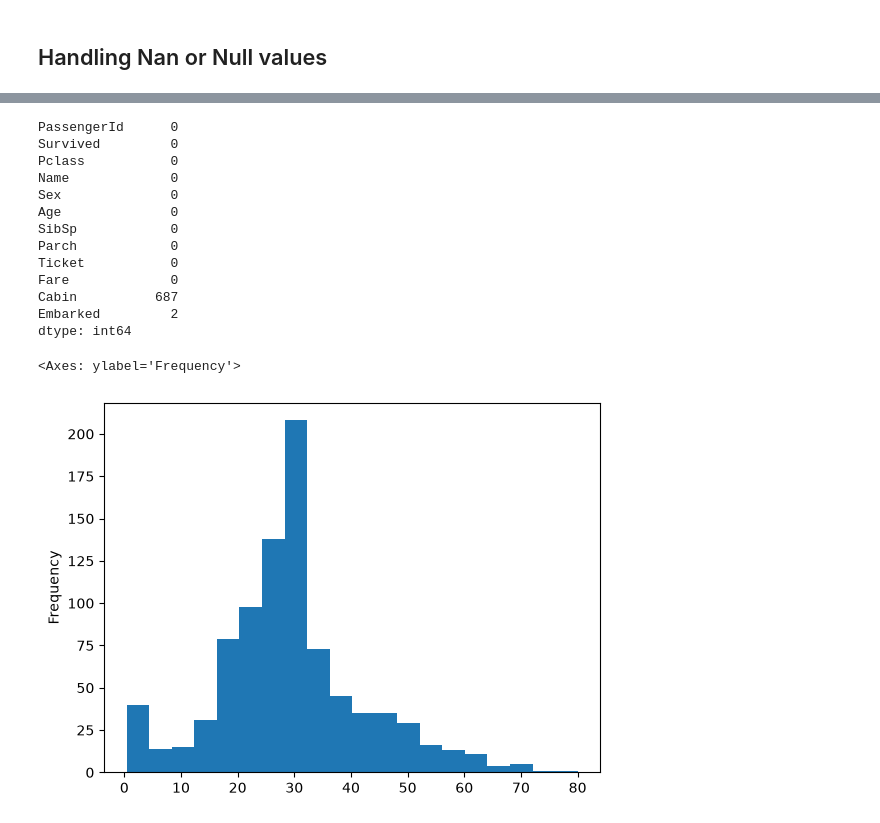
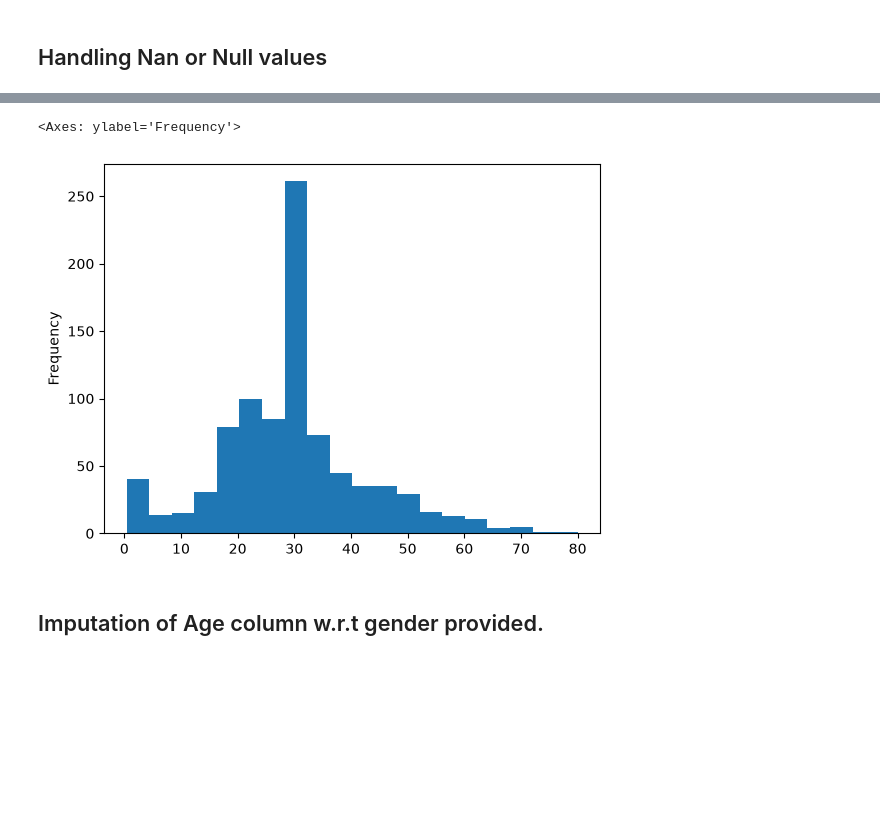
Before and after one commit to aayam09/dsml2, a Jupyter notebook: pandas/Data-manipulation.ipynb, the cells around one changed output, grey strips where cells are left out. Drawn from its saved outputs; the diff is of its cells as text; code cells hidden in the pictures; blank space fills up the shorter version.

Commit message:
modified data manipulation file

```diff
--- a/pandas/Data-manipulation.ipynb
+++ b/pandas/Data-manipulation.ipynb
@@ -63,4 +58,26 @@ titanic_df.head()
 | 3 | 1 | 1 | Futrelle, Mrs. Jacques Heath (Lil... | female | 35.0 | 1 | 0 | 113803 | 53.1000 | C123 | S | ... |
 | 4 | 0 | 3 | Allen, Mr. William Henry | male | 35.0 | 0 | 0 | 373450 | 8.0500 | NaN | S | ... |
 # %%
-titanic_df.loc[900] = [0,	3,	"Braund, Mr. Owen Harris",	"male",	22.0,	1,	0,	"A/5 21171",	7.2500,	"",	"S",	"Braun"]
+import pandas as pd
+
+# assume titanic_df is already loaded with the classic 12 columns
+new_row = {
+    "Survived": 0,
+    "Pclass": 3,
+    "Name": "Braund, Mr. Owen Harris",
+    "Sex": "male",
+    "Age": 22.0,
+    "SibSp": 1,
+    "Parch": 0,
+    "Ticket": "A/5 21171",
+    "Fare": 7.25,
+    "Cabin": None,          # or "a" if you really want that
+    "Embarked": "S"
+}
+
+# Recommended modern way
+titanic_df = pd.concat([titanic_df, pd.DataFrame([new_row])], ignore_index=True)
+
+# Or if you insist on a specific index label:
+titanic_df.loc[900] = new_row          # works when the dict keys match column names
+titanic_df.tail()
@@ -120,5 +128,5 @@ titanic_df.Age.plot.hist(bins = 20)
 # %%
-### Imputation of Age column wrt to gender provided
+mean_age = titanic_df.Age.mean()
 # %%
-titanic_df_2 =pd.read_csv("titanic-data.csv")
+titanic_df["Age"] = titanic_df["Age"].fillna(mean_age)
 # %%
@@ -126,24 +148,10 @@ mean_ages = titanic_df_2.groupby("Sex")["Age"].transform("mean")
 # %%
-titanic_df_2["Age"] = titanic_df_2["Age"].fillna(mean_ages)
+titanic_df.Age.plot.hist(bins = 20)
+# %% [output]
+<Axes: ylabel='Frequency'>
+[figure, added]
-# %%
-titanic_df_2.isna().sum()
-# %% [output]
-PassengerId      0
-Survived         0
-Pclass           0
-Name             0
-Sex              0
-Age              0
-SibSp            0
-Parch            0
-Ticket           0
-Fare             0
-Cabin          687
-Embarked         2
-dtype: int64
+# %% [markdown]
+## Imputation of Age column w.r.t gender provided.
 # %%
-titanic_df_2.Age.plot.hist(bins= 20)
+titanic_df_2 = pd.read_csv("titanic-data.csv")
-# %% [output]
-<Axes: ylabel='Frequency'>
-[figure, removed]
 # %%
```
Also changed, not shown: parts of 24 cells of this notebook.
